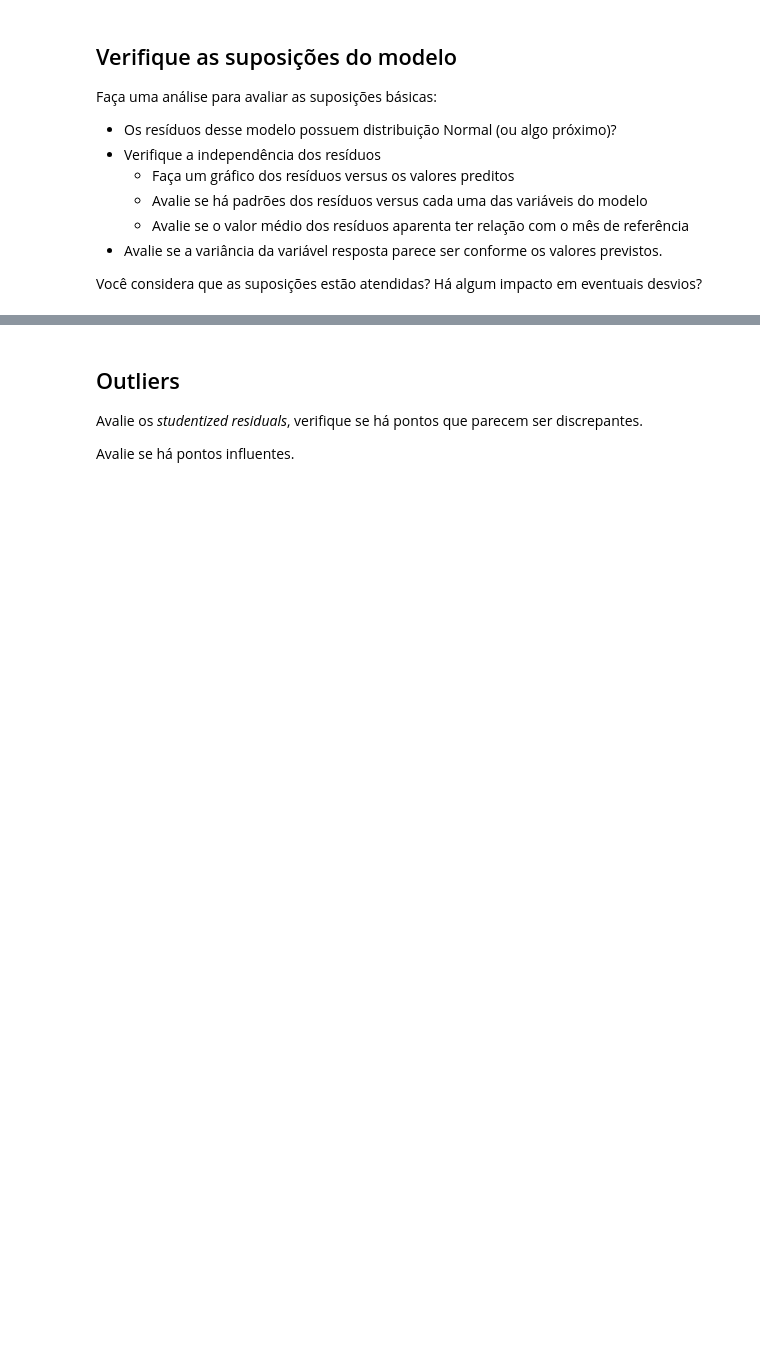
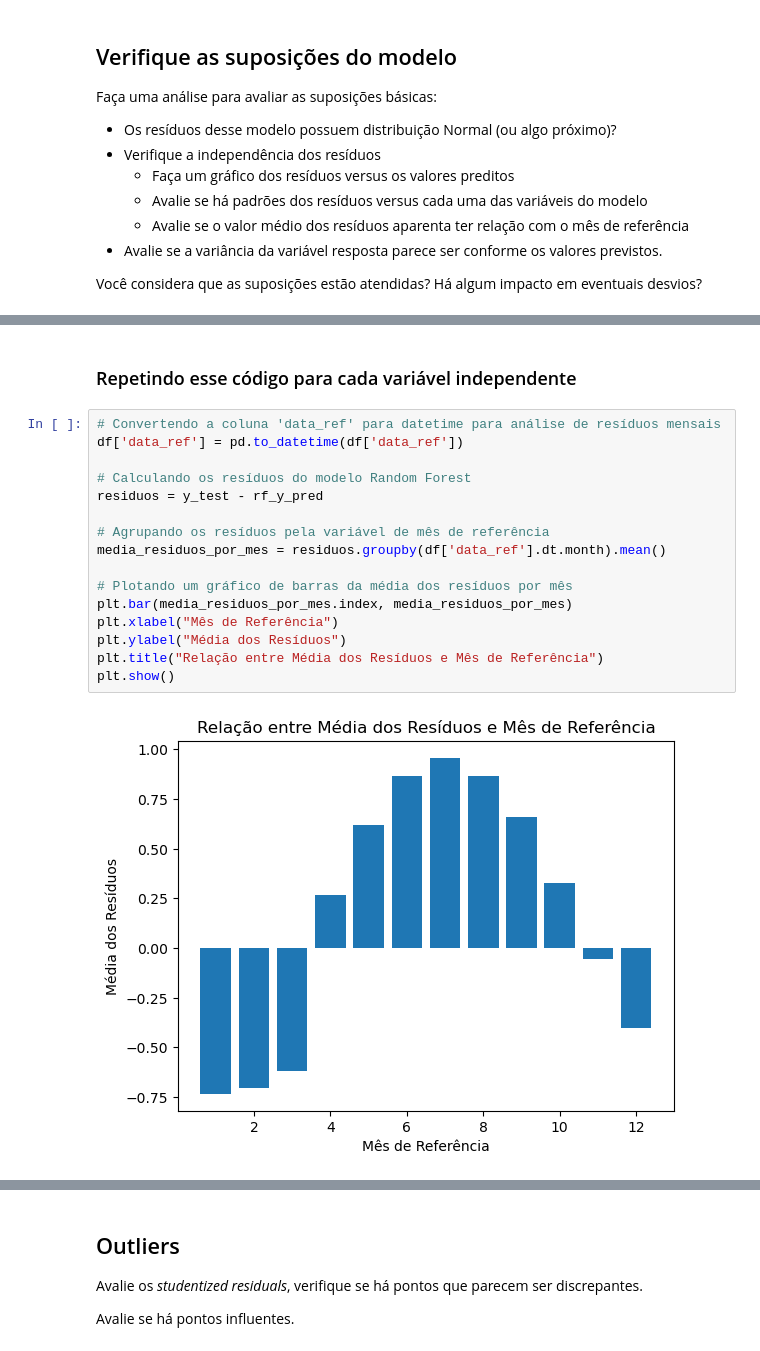
Before and after one commit to jeffersonsilva11/Cientista-de-Dados, a Jupyter notebook: modulo-35/m35-regressao-iv-tarefa-1.ipynb, the cells around one changed output, grey strips where cells are left out. Saved outputs shown, nothing was run; the diff lists cells and outputs as text; blank space fills up the shorter version.

```diff
--- a/modulo-35/m35-regressao-iv-tarefa-1.ipynb
+++ b/modulo-35/m35-regressao-iv-tarefa-1.ipynb
@@ -177,0 +217,20 @@ Você considera que as suposições estão atendidas? Há algum impacto em event
+# %% [markdown]
+### Repetindo esse código para cada variável independente
+# %%
+# Convertendo a coluna 'data_ref' para datetime para análise de resíduos mensais
+df['data_ref'] = pd.to_datetime(df['data_ref'])
+
+# Calculando os resíduos do modelo Random Forest
+residuos = y_test - rf_y_pred
+
+# Agrupando os resíduos pela variável de mês de referência
+media_residuos_por_mes = residuos.groupby(df['data_ref'].dt.month).mean()
+
+# Plotando um gráfico de barras da média dos resíduos por mês
+plt.bar(media_residuos_por_mes.index, media_residuos_por_mes)
+plt.xlabel("Mês de Referência")
+plt.ylabel("Média dos Resíduos")
+plt.title("Relação entre Média dos Resíduos e Mês de Referência")
+plt.show()
+# %% [output]
+[figure, added]
```
Also changed, not shown: parts of 48 cells of this notebook.
